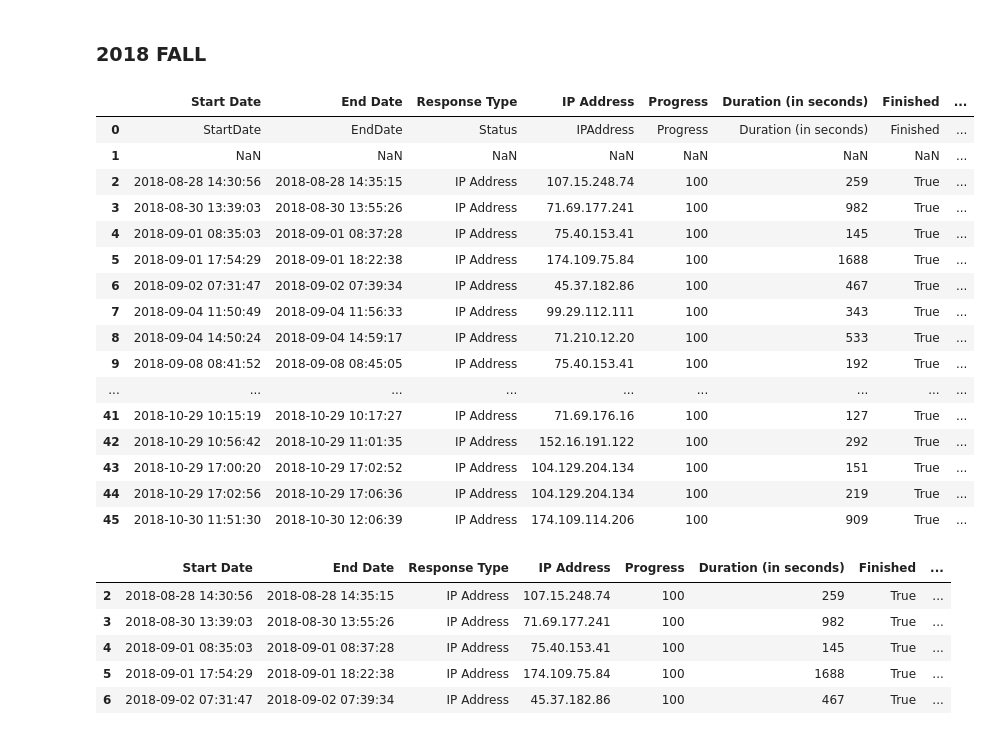
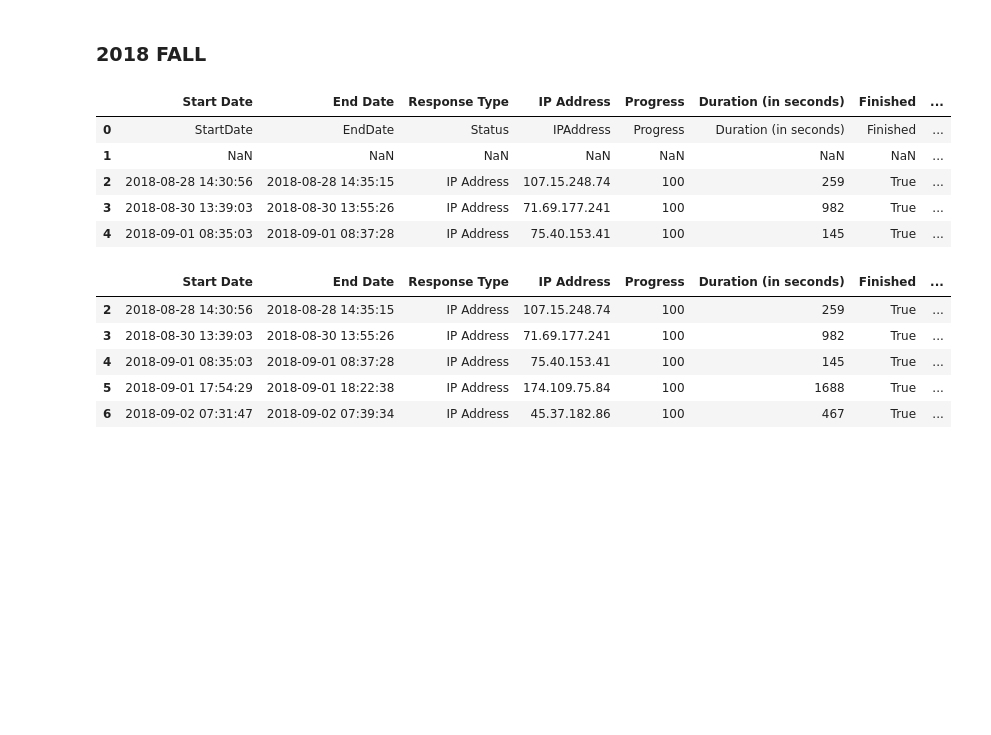
Before and after one commit to harssh03/Team-21-Duke-Forest, a Jupyter notebook: Even newer cleaner.ipynb, the cells around one changed output. Drawn from its saved outputs; the diff is of its cells as text; code cells hidden in the pictures; blank space fills up the shorter version.

```diff
--- a/Even newer cleaner.ipynb
+++ b/Even newer cleaner.ipynb
@@ -144,25 +146,14 @@ Pre_2018.rename(columns={'Response ID' : 'Response_ID',\
 # %% [markdown]
 ### 2018 FALL
 # %%
-S2_2018
+S2_2018.head()
 # %% [output]
 |  | Start Date | End Date | Response Type | IP Address | Progress | Duration (in seconds) | Finished | ... |
 | 0 | StartDate | EndDate | Status | IPAddress | Progress | Duration (in seconds) | Finished | ... |
 | 1 | NaN | NaN | NaN | NaN | NaN | NaN | NaN | ... |
 | 2 | 2018-08-28 14:30:56 | 2018-08-28 14:35:15 | IP Address | 107.15.248.74 | 100 | 259 | True | ... |
 | 3 | 2018-08-30 13:39:03 | 2018-08-30 13:55:26 | IP Address | 71.69.177.241 | 100 | 982 | True | ... |
 | 4 | 2018-09-01 08:35:03 | 2018-09-01 08:37:28 | IP Address | 75.40.153.41 | 100 | 145 | True | ... |
-| 5 | 2018-09-01 17:54:29 | 2018-09-01 18:22:38 | IP Address | 174.109.75.84 | 100 | 1688 | True | ... |
-| 6 | 2018-09-02 07:31:47 | 2018-09-02 07:39:34 | IP Address | 45.37.182.86 | 100 | 467 | True | ... |
-| 7 | 2018-09-04 11:50:49 | 2018-09-04 11:56:33 | IP Address | 99.29.112.111 | 100 | 343 | True | ... |
-| 8 | 2018-09-04 14:50:24 | 2018-09-04 14:59:17 | IP Address | 71.210.12.20 | 100 | 533 | True | ... |
-| 9 | 2018-09-08 08:41:52 | 2018-09-08 08:45:05 | IP Address | 75.40.153.41 | 100 | 192 | True | ... |
-| ... | ... | ... | ... | ... | ... | ... | ... | ... |
-| 41 | 2018-10-29 10:15:19 | 2018-10-29 10:17:27 | IP Address | 71.69.176.16 | 100 | 127 | True | ... |
-| 42 | 2018-10-29 10:56:42 | 2018-10-29 11:01:35 | IP Address | 152.16.191.122 | 100 | 292 | True | ... |
-| 43 | 2018-10-29 17:00:20 | 2018-10-29 17:02:52 | IP Address | 104.129.204.134 | 100 | 151 | True | ... |
-| 44 | 2018-10-29 17:02:56 | 2018-10-29 17:06:36 | IP Address | 104.129.204.134 | 100 | 219 | True | ... |
-| 45 | 2018-10-30 11:51:30 | 2018-10-30 12:06:39 | IP Address | 174.109.114.206 | 100 | 909 | True | ... |
 # %%
 new_column_name = 'x'
 insert_position = S2_2018.columns.get_loc('Species/Occurrence 10') + 1
```
Also changed, not shown: parts of 24 cells of this notebook.
